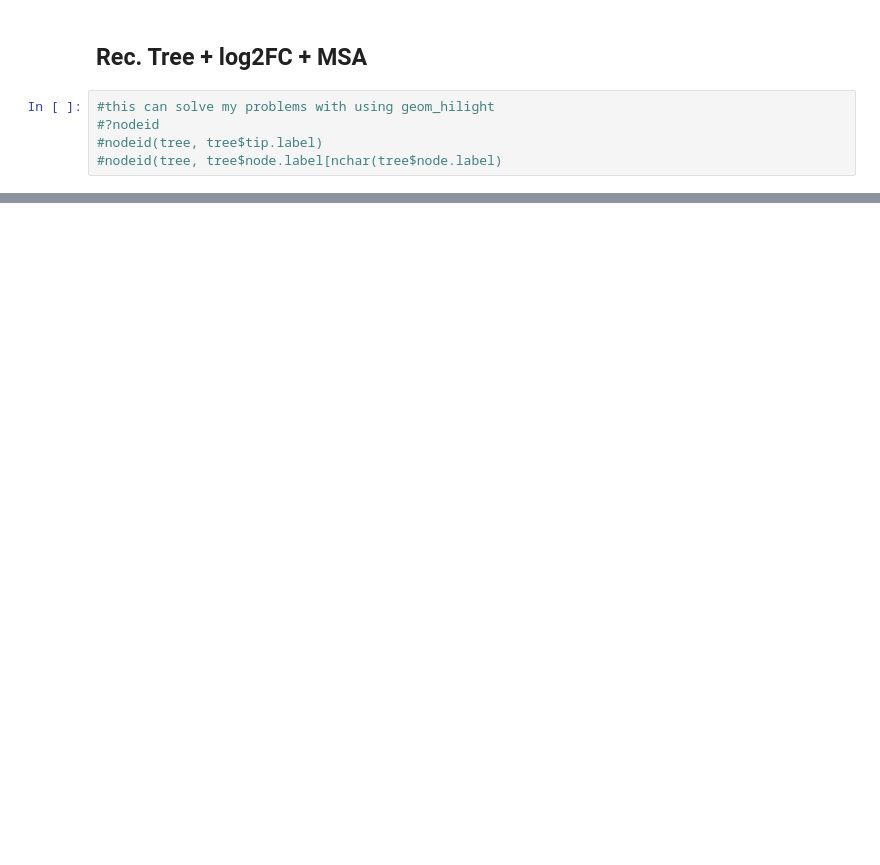
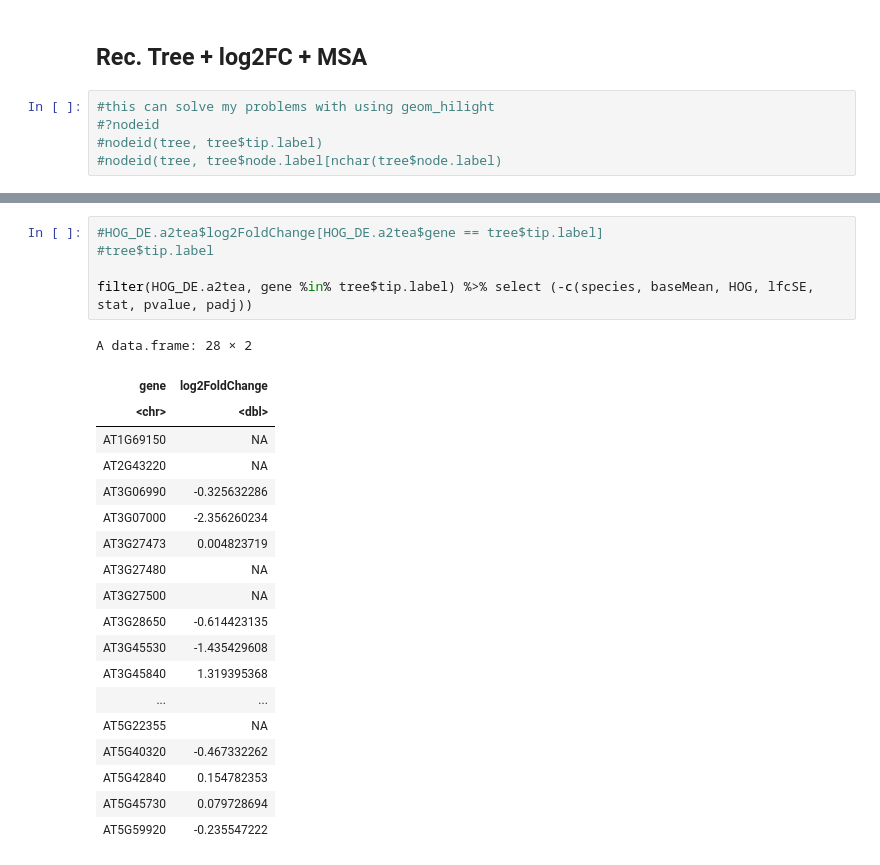
Before and after one commit to tgstoecker/A2TEA.WebApp, a Jupyter notebook: tree_building.ipynb, the cells around one changed output, grey strips where cells are left out. Drawn from its saved outputs; the diff is of its cells as text; blank space fills up the shorter version.

```diff
--- a/tree_building.ipynb
+++ b/tree_building.ipynb
@@ -730,0 +961,25 @@ TableGrob (13 x 15) "layout": 24 grobs
+# %%
+#HOG_DE.a2tea$log2FoldChange[HOG_DE.a2tea$gene == tree$tip.label]
+#tree$tip.label
+
+filter(HOG_DE.a2tea, gene %in% tree$tip.label) %>% select (-c(species, baseMean, HOG, lfcSE, stat, pvalue, padj))
+# %% [output]
+A data.frame: 28 × 2
+| gene | log2FoldChange |
+| <chr> | <dbl> |
+| AT1G69150 | NA |
+| AT2G43220 | NA |
+| AT3G06990 | -0.325632286 |
+| AT3G07000 | -2.356260234 |
+| AT3G27473 | 0.004823719 |
+| AT3G27480 | NA |
+| AT3G27500 | NA |
+| AT3G28650 | -0.614423135 |
+| AT3G45530 | -1.435429608 |
+| AT3G45840 | 1.319395368 |
+| ... | ... |
+| AT5G22355 | NA |
+| AT5G40320 | -0.467332262 |
+| AT5G42840 | 0.154782353 |
+| AT5G45730 | 0.079728694 |
+| AT5G59920 | -0.235547222 |
```
Also changed, not shown: parts of 7 cells of this notebook.
